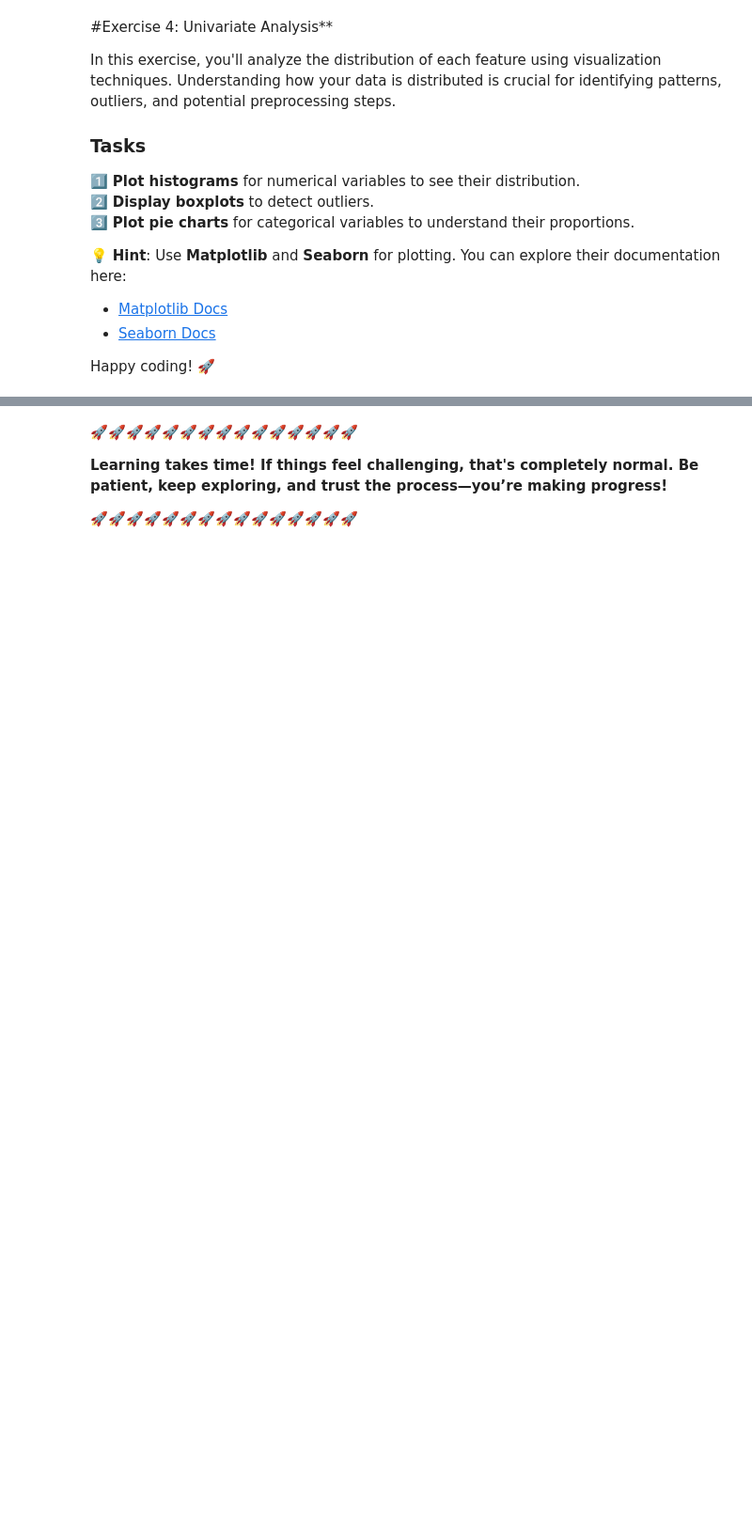
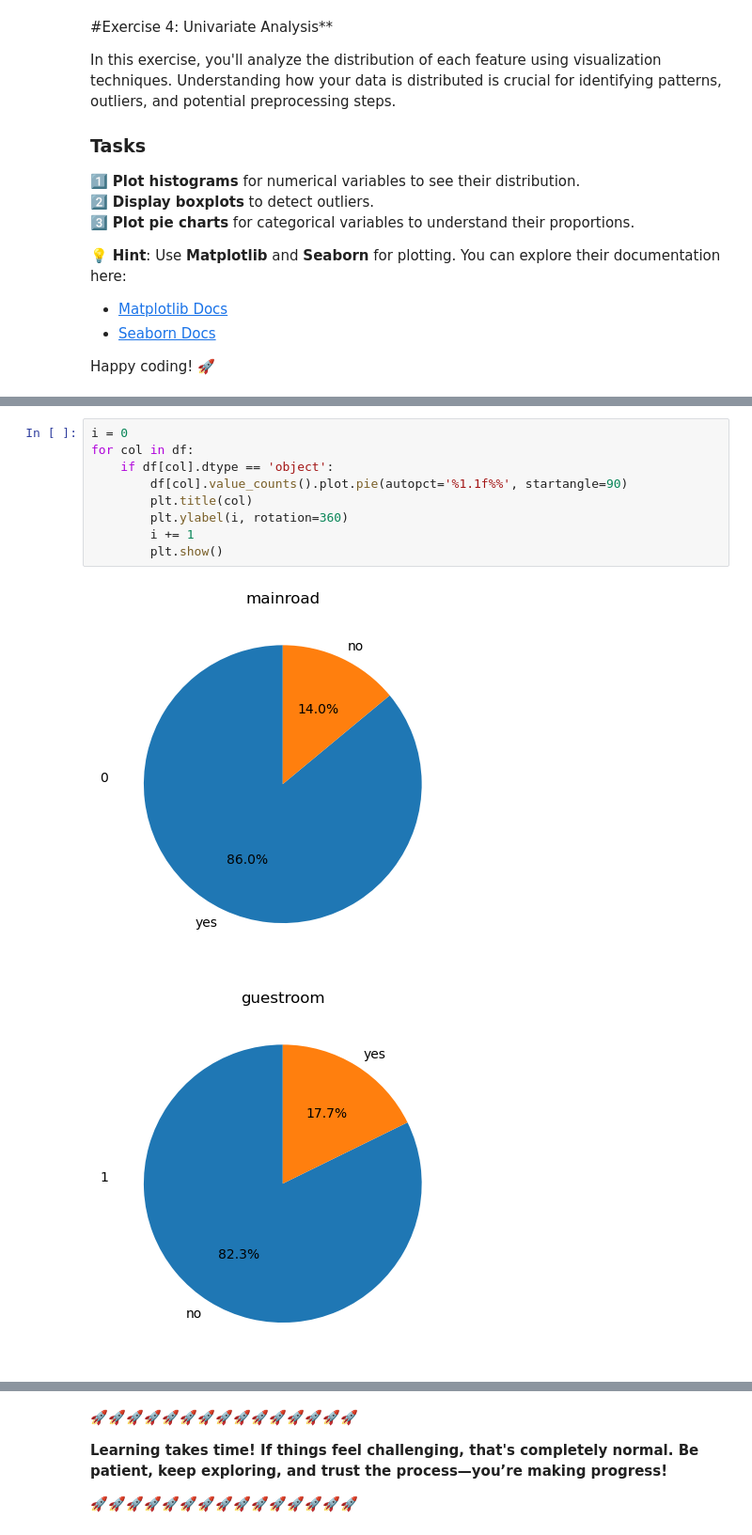
Before and after one commit to ERROR244/Entry-Level-ML-Engineer-Bootcamp, a Jupyter notebook: week01/notebook.ipynb, the cells around one changed output, grey strips where cells are left out. Shown at 94% size. Cells and saved outputs as stored; diff of their text form; blank space fills up the shorter version.

```diff
--- a/week01/notebook.ipynb
+++ b/week01/notebook.ipynb
@@ -467,0 +524,12 @@ Happy coding! 🚀
+# %%
+i = 0
+for col in df:
+    if df[col].dtype == 'object':
+        df[col].value_counts().plot.pie(autopct='%1.1f%%', startangle=90)
+        plt.title(col)
+        plt.ylabel(i, rotation=360)
+        i += 1
+        plt.show()
+# %% [output]
+[figure, added]
+[figure, added]
```
Also changed, not shown: parts of 25 cells of this notebook.
